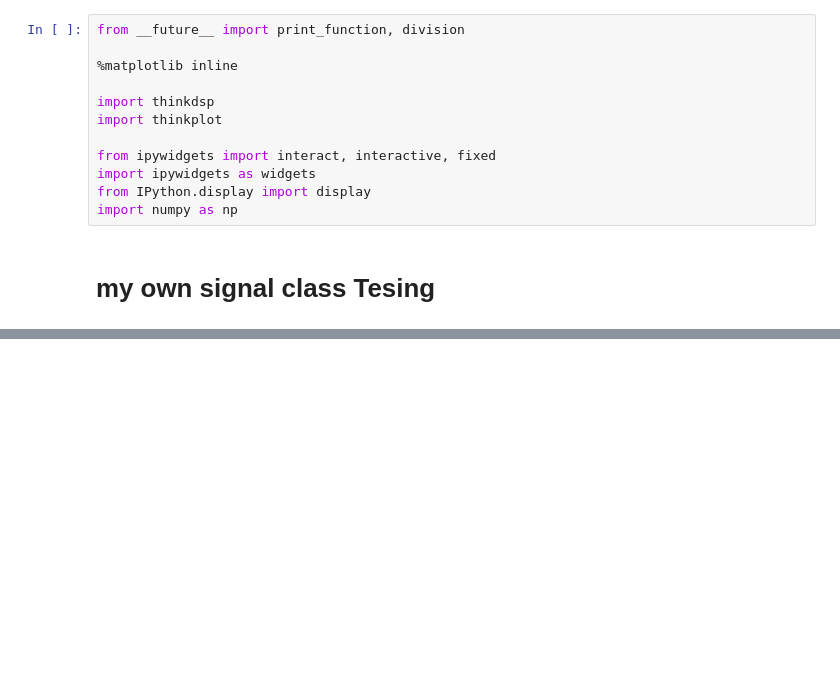
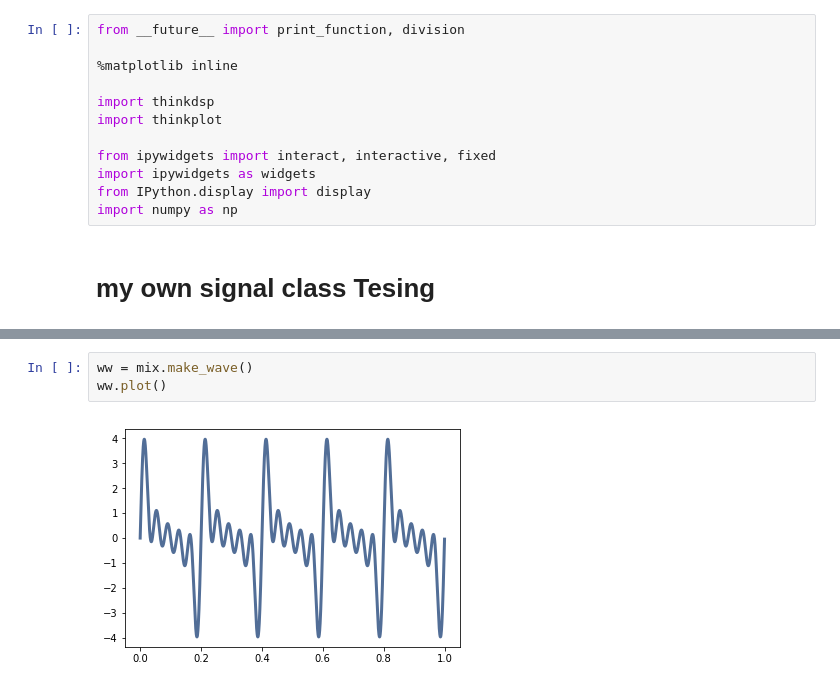
Before and after one commit to wangqiang1983/ThinkDSP, a Jupyter notebook: wangqiang1983_code/MyownSignals.ipynb, the cells around one changed output, grey strips where cells are left out. Drawn from its saved outputs; the diff is of its cells as text; blank space fills up the shorter version.

```diff
--- a/wangqiang1983_code/MyownSignals.ipynb
+++ b/wangqiang1983_code/MyownSignals.ipynb
@@ -31,0 +61,5 @@ sig.plot()
+# %%
+ww = mix.make_wave()
+ww.plot()
+# %% [output]
+[figure, added]
```
Also changed, not shown: parts of 10 cells of this notebook, 2 other files.
